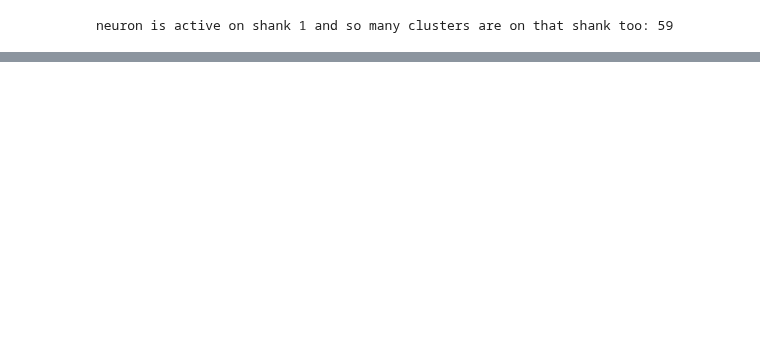
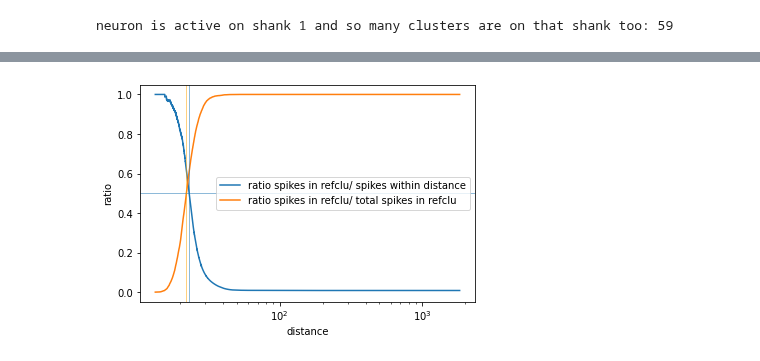
Before and after one commit to kevin-allen/spikeA, a Jupyter notebook: docs_notebooks/cluster_isolation.ipynb, the cells around one changed output, grey strips where cells are left out. Cells and saved outputs as stored; diff of their text form; code cells hidden in the pictures; blank space fills up the shorter version.

```diff
--- a/docs_notebooks/cluster_isolation.ipynb
+++ b/docs_notebooks/cluster_isolation.ipynb
@@ -208,3 +216,16 @@ Text(0.5, 1.0, 'cluster isolation')
+# %%
+plt.plot(distances_sorted[:,0], ratio, label="ratio spikes in refclu/ spikes within distance")
+plt.plot(distances_sorted[:,0], ratio_refclu, label="ratio spikes in refclu/ total spikes in refclu")
+plt.gca().set_xscale('log')
+plt.axhline(0.5, lw=.5)
+plt.axvline(IsolationScore, lw=.5)
+plt.axvline(MedianDneuron, lw=.5, c='orange')
+plt.xlabel("distance")
+plt.ylabel("ratio")
+plt.legend()
+plt.show()
+# %% [output]
+[figure, added]
 # %%
 IsolationScore
 # %% [output]
```
Also changed, not shown: parts of 11 cells of this notebook.
